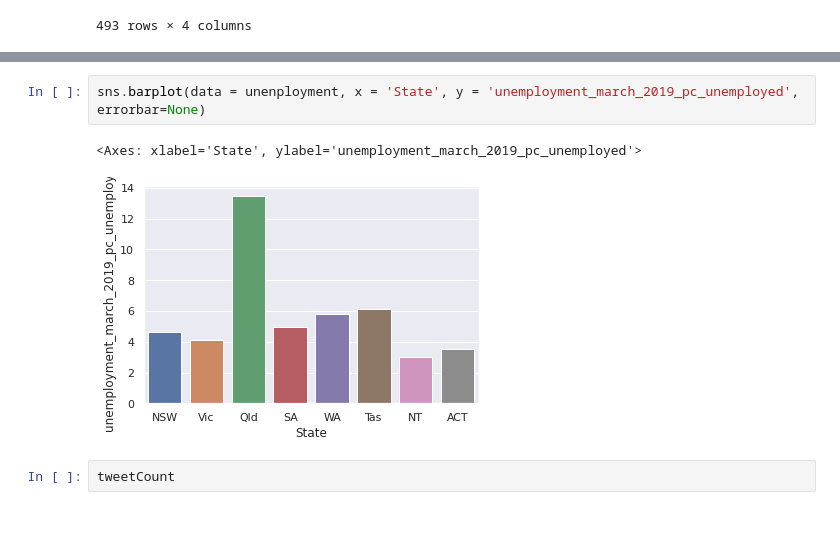
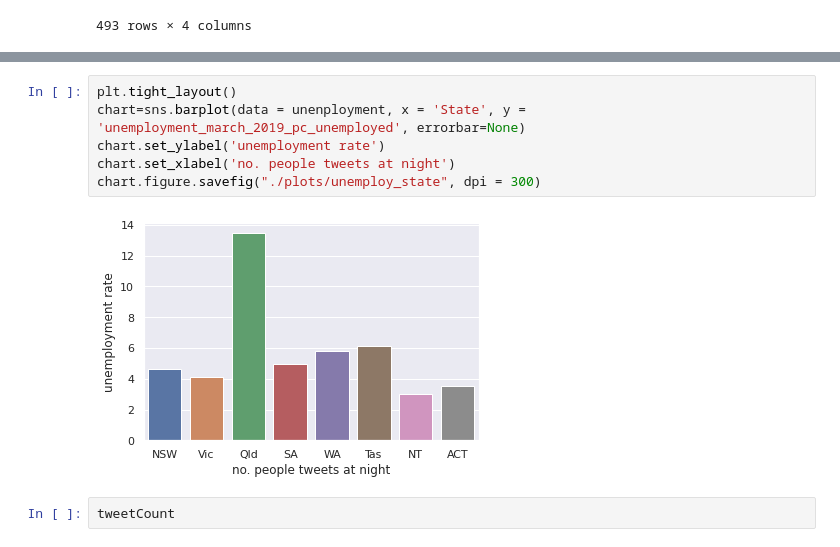
Before and after one commit to rainstyleXDD/Australia-Social-Media-Analytics-on-the-Cloud-Data-Processing, a Jupyter notebook: Data Analysis.ipynb, the cells around one changed output, grey strips where cells are left out. Drawn from its saved outputs; the diff is of its cells as text; blank space fills up the shorter version.

```diff
--- a/Untitled.ipynb
+++ b/Data Analysis.ipynb
@@ -1026,8 +1091,11 @@ unenployment
 # %%
-sns.barplot(data = unenployment, x = 'State', y = 'unemployment_march_2019_pc_unemployed', errorbar=None)
+plt.tight_layout()
+chart=sns.barplot(data = unenployment, x = 'State', y = 'unemployment_march_2019_pc_unemployed', errorbar=None)
+chart.set_ylabel('unemployment rate')
+chart.set_xlabel('no. people tweets at night')
+chart.figure.savefig("./plots/unemploy_state", dpi = 300)
 # %% [output]
-<Axes: xlabel='State', ylabel='unemployment_march_2019_pc_unemployed'>
-[figure, old version]
+[figure, new version]
 # %%
 tweetCount
 # %% [output]
```
Also changed, not shown: parts of 55 cells of this notebook, 31 other files.
